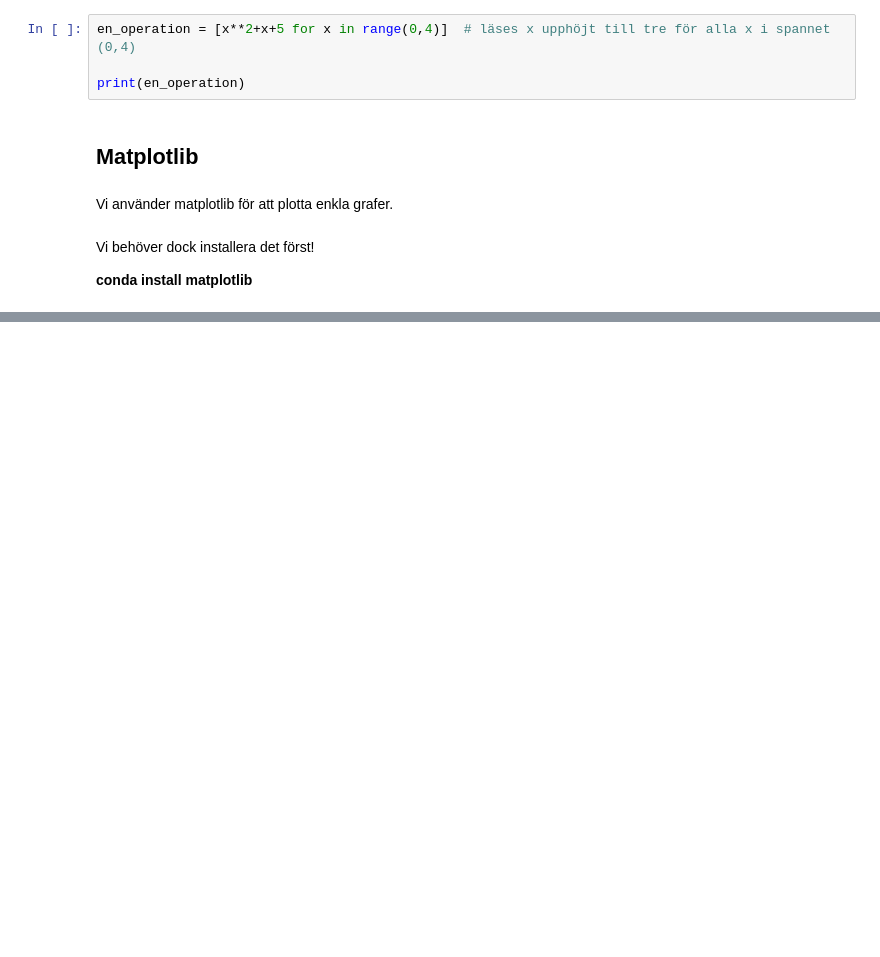
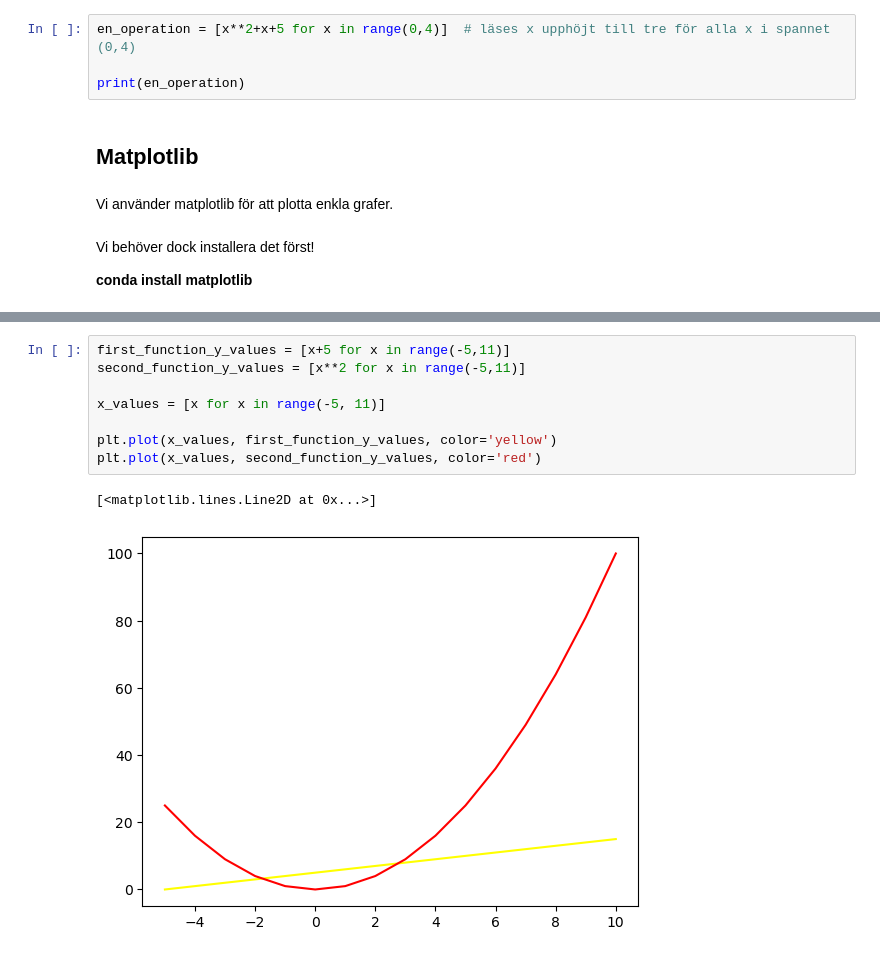
Before and after one commit to aleylani/Python, a Jupyter notebook: code_alongs/L04_lists.ipynb, the cells around one changed output, grey strips where cells are left out. Cells and saved outputs as stored; diff of their text form; blank space fills up the shorter version.

```diff
--- a/code_alongs/L04_lists.ipynb
+++ b/code_alongs/L04_lists.ipynb
@@ -131,0 +199,11 @@ Vi behöver dock installera det först!
+# %%
+first_function_y_values = [x+5 for x in range(-5,11)]
+second_function_y_values = [x**2 for x in range(-5,11)]
+
+x_values = [x for x in range(-5, 11)]
+
+plt.plot(x_values, first_function_y_values, color='yellow')
+plt.plot(x_values, second_function_y_values, color='red')
+# %% [output]
+[<matplotlib.lines.Line2D at 0x...>]
+[figure, added]
```
Also changed, not shown: parts of 11 cells of this notebook.
